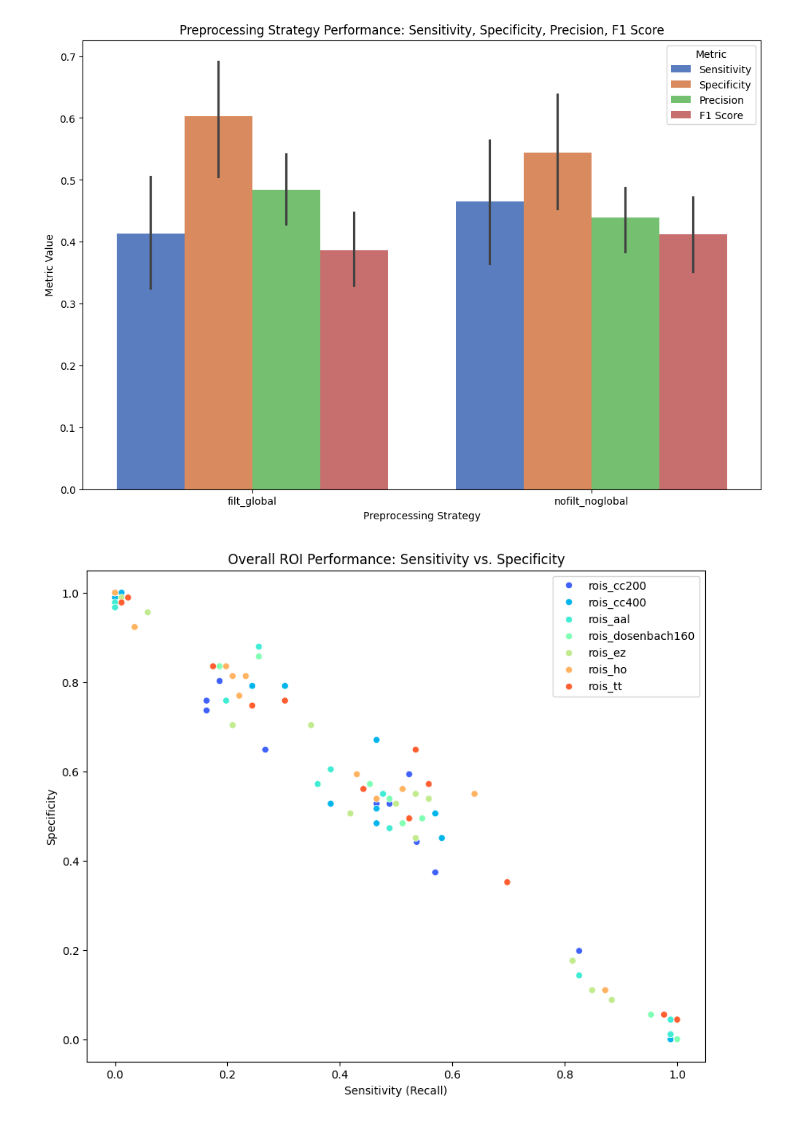
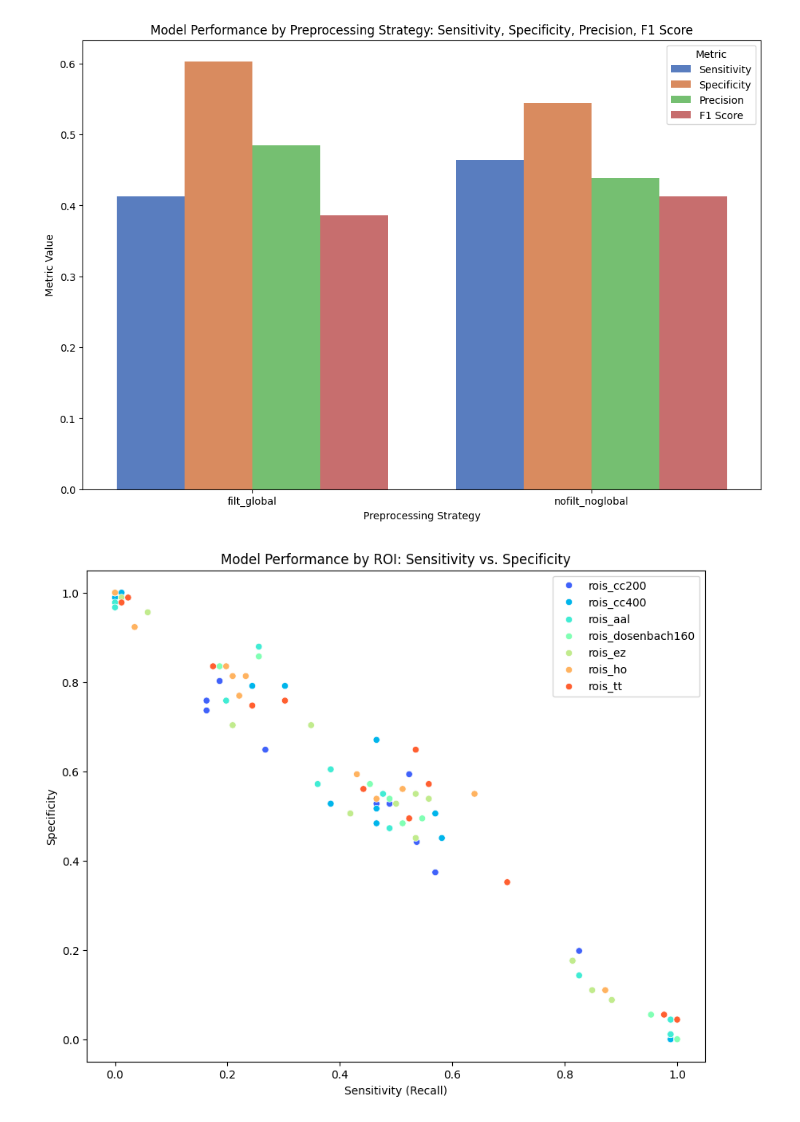
Before and after one commit to owani01/ASD_Diagnostic_Research_2023-24, a Jupyter notebook: experiment1_analysis.ipynb, the cells around one changed output. Drawn from its saved outputs; the diff is of its cells as text; code cells hidden in the pictures.

```diff
--- a/experiment1_analysis.ipynb
+++ b/experiment1_analysis.ipynb
@@ -183,26 +206,26 @@ plt.show()
 # %%
 plt.figure(figsize=(12, 8))
 # Melt the DataFrame to reshape it
 df_melted_strategy = pd.melt(df, id_vars=['Strategy'], value_vars=['Sensitivity', 'Specificity', 'Precision', 'F1 Score'])
-sns.barplot(x='Strategy', y='value', hue='variable', data=df_melted_strategy, errorbar='ci', palette='muted')
-plt.title('Preprocessing Strategy Performance: Sensitivity, Specificity, Precision, F1 Score')
+sns.barplot(x='Strategy', y='value', hue='variable', data=df_melted_strategy, errorbar=None, palette='muted')
+plt.title('Model Performance by Preprocessing Strategy: Sensitivity, Specificity, Precision, F1 Score')
 plt.xlabel('Preprocessing Strategy')
 plt.ylabel('Metric Value')
 plt.legend(title='Metric')
 plt.show()
 # %% [output]
-[figure, old version]
+[figure, new version]
 # %%
 # Analyzing model performance based on ROI used
 plt.figure(figsize=(10, 8))
 sns.scatterplot(x='Sensitivity', y='Specificity', hue='Derivative', data=df, palette='rainbow')
-plt.title('Overall ROI Performance: Sensitivity vs. Specificity')
+plt.title('Model Performance by ROI: Sensitivity vs. Specificity')
 plt.xlabel('Sensitivity (Recall)')
 plt.ylabel('Specificity')
 plt.legend()
 plt.show()
 # %% [output]
-[figure, old version]
+[figure, new version]
 # %%
 plt.figure(figsize=(12, 8))
 # Melt the DataFrame to reshape it
```
Also changed, not shown: parts of 11 cells of this notebook.
